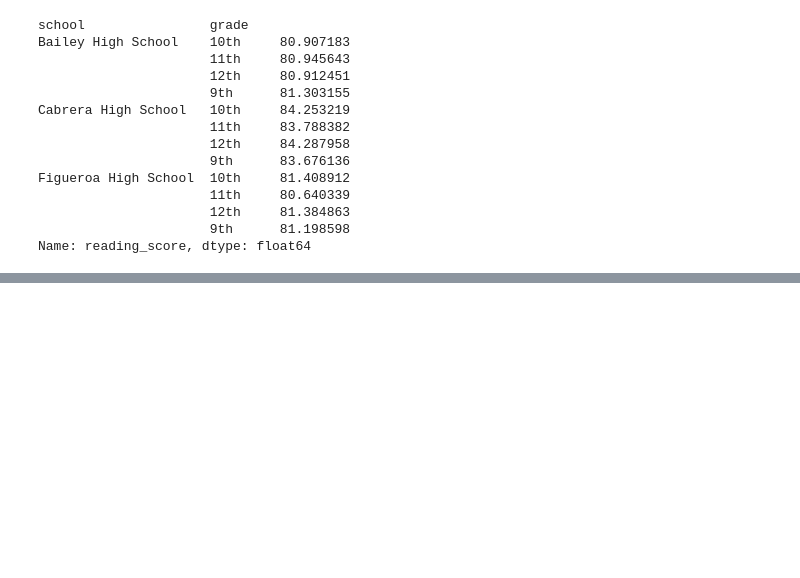
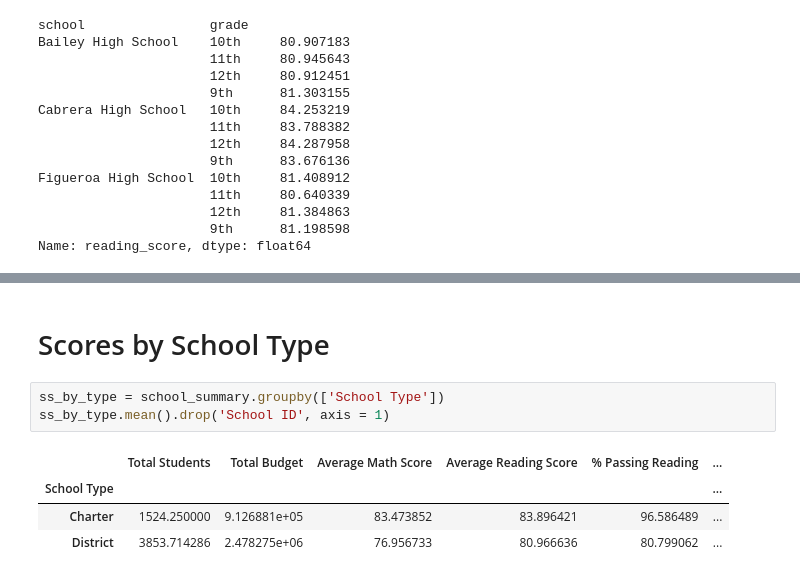
Before and after one commit to avlam/UCB-HW4, a Jupyter notebook: academy/Academy_AVL.ipynb, the cells around one changed output, grey strips where cells are left out. Drawn from its saved outputs; the diff is of its cells as text; blank space fills up the shorter version.

```diff
--- a/academy/Academy_AVL.ipynb
+++ b/academy/Academy_AVL.ipynb
@@ -180,0 +233,10 @@ Name: reading_score, dtype: float64
+# %% [markdown]
+# Scores by School Type
+# %%
+ss_by_type = school_summary.groupby(['School Type'])
+ss_by_type.mean().drop('School ID', axis = 1)
+# %% [output]
+|  | Total Students | Total Budget | Average Math Score | Average Reading Score | % Passing Reading | ... |
+| School Type |  |  |  |  |  | ... |
+| Charter | 1524.250000 | 9.126881e+05 | 83.473852 | 83.896421 | 96.586489 | ... |
+| District | 3853.714286 | 2.478275e+06 | 76.956733 | 80.966636 | 80.799062 | ... |
```
Also changed, not shown: parts of 7 cells of this notebook.
